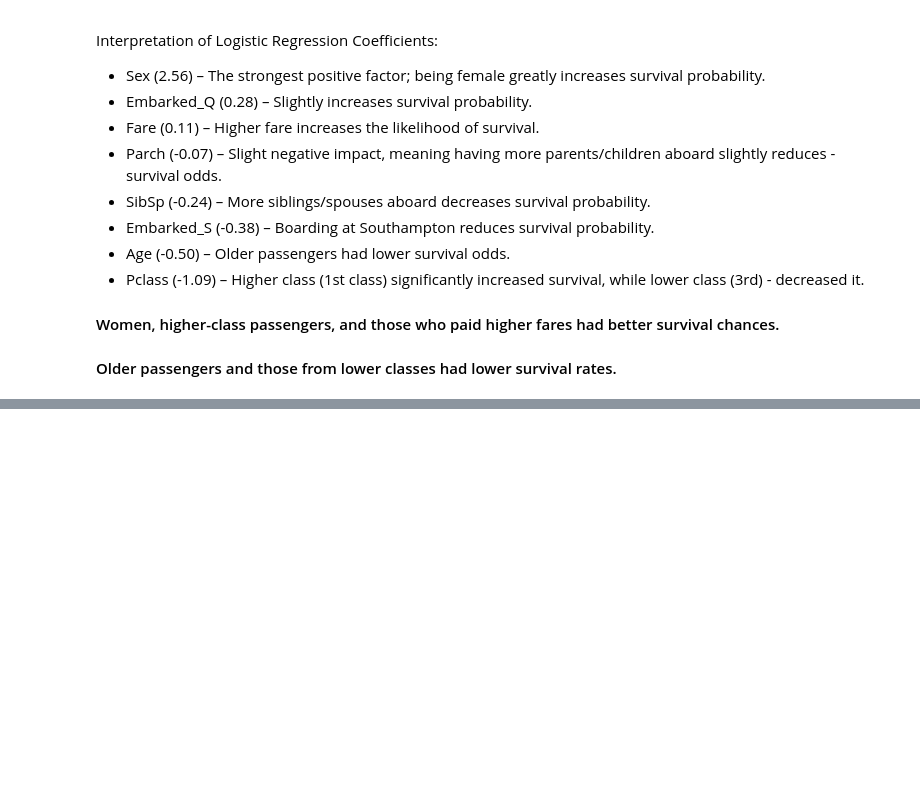
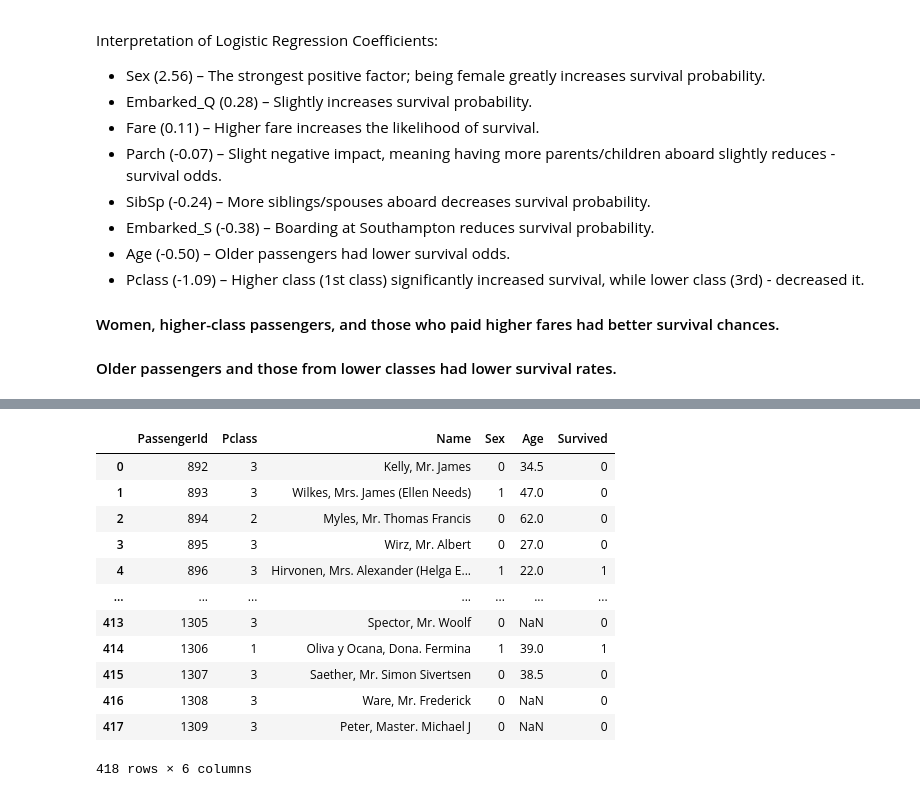
Before and after one commit to Anurag-Warthi/ExcelR, a Jupyter notebook: Assignments/Assignment-7/LR.ipynb, the cells around one changed output, grey strips where cells are left out. Drawn from its saved outputs; the diff is of its cells as text; code cells hidden in the pictures; blank space fills up the shorter version.

```diff
--- a/Assignments/Assignment-7/LR.ipynb
+++ b/Assignments/Assignment-7/LR.ipynb
@@ -369,3 +369,16 @@ Interpretation of Logistic Regression Coefficients:
 #### Women, higher-class passengers, and those who paid higher fares had better survival chances.
 
 #### Older passengers and those from lower classes had lower survival rates.
+# %%
+test_data = pd.read_csv("Titanic_test.csv")
+
+# Convert categorical variables (same preprocessing as training data)
+test_data["Sex"] = test_data["Sex"].map({"male": 0, "female": 1})
+test_data["Embarked_Q"] = (test_data["Embarked"] == "Q").astype(int)
+test_data["Embarked_S"] = (test_data["Embarked"] == "S").astype(int)
+
+# Select features (same as the trained model)
+X_test = test_data[["Pclass", "Sex", "Age", "SibSp", "Parch", "Fare", "Embarked_Q", "Embarked_S"]]
+
+# Fill missing values (same strategy as training)
+X_test.fillna(X_test.mean(), inplace=True)
@@ -371,0 +403,22 @@ Interpretation of Logistic Regression Coefficients:
+# %%
+predictions = model.predict(X_test)
+# %%
+# Convert probabilities to binary outcomes (1 = Survived, 0 = Not Survived)
+test_data["Survived"] = (predictions >= 0.5).astype(int)
+
+# Save results
+test_data[['PassengerId', 'Pclass', 'Name', 'Sex', 'Age', 'Survived']]
+# %% [output]
+|  | PassengerId | Pclass | Name | Sex | Age | Survived |
+| 0 | 892 | 3 | Kelly, Mr. James | 0 | 34.5 | 0 |
+| 1 | 893 | 3 | Wilkes, Mrs. James (Ellen Needs) | 1 | 47.0 | 0 |
+| 2 | 894 | 2 | Myles, Mr. Thomas Francis | 0 | 62.0 | 0 |
+| 3 | 895 | 3 | Wirz, Mr. Albert | 0 | 27.0 | 0 |
+| 4 | 896 | 3 | Hirvonen, Mrs. Alexander (Helga E... | 1 | 22.0 | 1 |
+| ... | ... | ... | ... | ... | ... | ... |
+| 413 | 1305 | 3 | Spector, Mr. Woolf | 0 | NaN | 0 |
+| 414 | 1306 | 1 | Oliva y Ocana, Dona. Fermina | 1 | 39.0 | 1 |
+| 415 | 1307 | 3 | Saether, Mr. Simon Sivertsen | 0 | 38.5 | 0 |
+| 416 | 1308 | 3 | Ware, Mr. Frederick | 0 | NaN | 0 |
+| 417 | 1309 | 3 | Peter, Master. Michael J | 0 | NaN | 0 |
+418 rows × 6 columns
```
Also changed, not shown: parts of 4 cells of this notebook.
